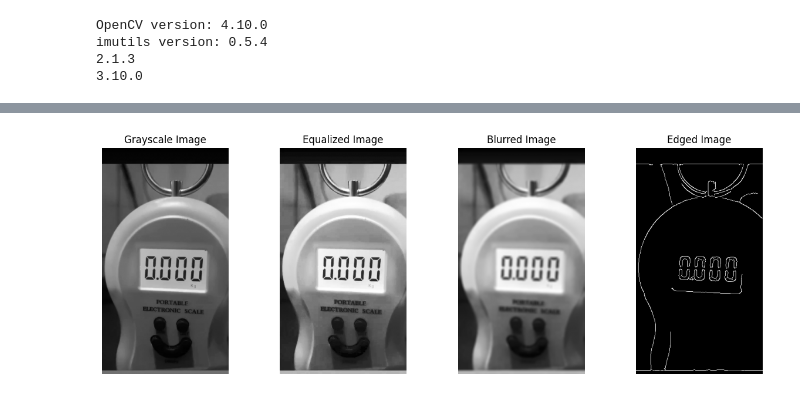
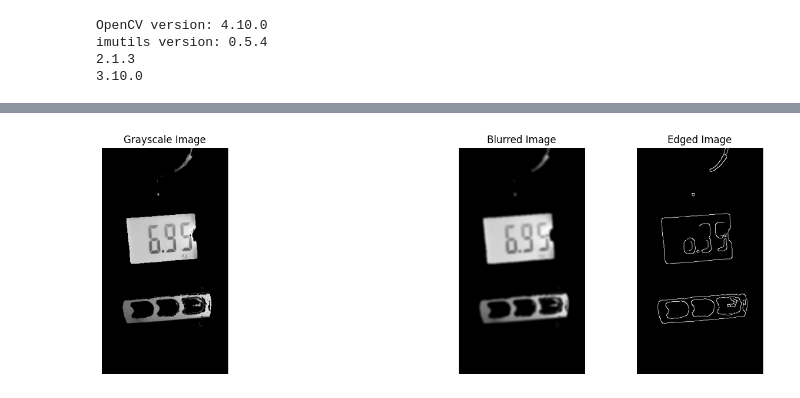
Before and after one commit to lorenzougolini/dynamometer, a Jupyter notebook: image processing.ipynb, the cells around one changed output, grey strips where cells are left out. Cells and saved outputs as stored; diff of their text form; code cells hidden in the pictures.

```diff
--- a/image processing.ipynb
+++ b/image processing.ipynb
@@ -19,10 +19,10 @@ imutils version: 0.5.4
 2.1.3
 3.10.0
 # %%
-vidcap = cv2.VideoCapture("dyn_video5.mp4")
+vidcap = cv2.VideoCapture("new_dyn.mp4")
 totalFrames = vidcap.get(cv2.CAP_PROP_FRAME_COUNT)
 randomFrameNumber = random.randint(0, int(totalFrames))
-vidcap.set(cv2.CAP_PROP_POS_FRAMES,0)
+vidcap.set(cv2.CAP_PROP_POS_FRAMES, randomFrameNumber)
 success, image = vidcap.read()
 if success:
     img = imutils.resize(cv2.cvtColor(image, cv2.COLOR_BGR2RGB), height=500)
@@ -32,0 +33,24 @@ plt.imshow(img)
+# %%
+# Convert the image to HSV color space
+hsv = cv2.cvtColor(img, cv2.COLOR_RGB2HSV)
+
+# Define the range for light blue color in HSV
+lower_blue = np.array([90, 50, 50])
+upper_blue = np.array([120, 255, 255])
+
+# Create a mask for the light blue color
+mask = cv2.inRange(hsv, lower_blue, upper_blue)
+
+# Apply the mask to the original image
+isolated_blue = cv2.bitwise_and(img, img, mask=mask)
+
+# Show the result
+plt.figure(figsize=(10, 5))
+plt.subplot(1, 2, 1)
+plt.imshow(img)
+plt.title("Original Image")
+
+plt.subplot(1, 2, 2)
+plt.imshow(isolated_blue)
+plt.title("Isolated Light Blue Parts")
+plt.show()
@@ -33,21 +59,21 @@ plt.imshow(img)
 # %%
-gray = cv2.cvtColor(img, cv2.COLOR_RGB2GRAY)
-eq = cv2.equalizeHist(gray)
-blurred = cv2.GaussianBlur(eq, (7,7), 3)
+gray = cv2.cvtColor(isolated_blue, cv2.COLOR_RGB2GRAY)
+# eq = cv2.equalizeHist(gray)
+blurred = cv2.GaussianBlur(gray, (7,7), 3)
 edged = cv2.Canny(blurred, 50, 150, 255)
 
 fig, axs = plt.subplots(1, 4, figsize=(15, 5))
 axs[0].imshow(gray, cmap='gray')
 axs[0].set_title('Grayscale Image')
-axs[1].imshow(eq, cmap='gray')
-axs[1].set_title('Equalized Image')
+# axs[1].imshow(eq, cmap='gray')
+# axs[1].set_title('Equalized Image')
 axs[2].imshow(blurred, cmap='gray')
 axs[2].set_title('Blurred Image')
 axs[3].imshow(edged, cmap='gray')
 axs[3].set_title('Edged Image')
 for ax in axs:
     ax.axis('off')
 plt.show()
 # plt.imshow(edged)
 # %% [output]
-[figure, old version]
+[figure, new version]
```
Also changed, not shown: parts of 14 cells of this notebook, 1 other file.
